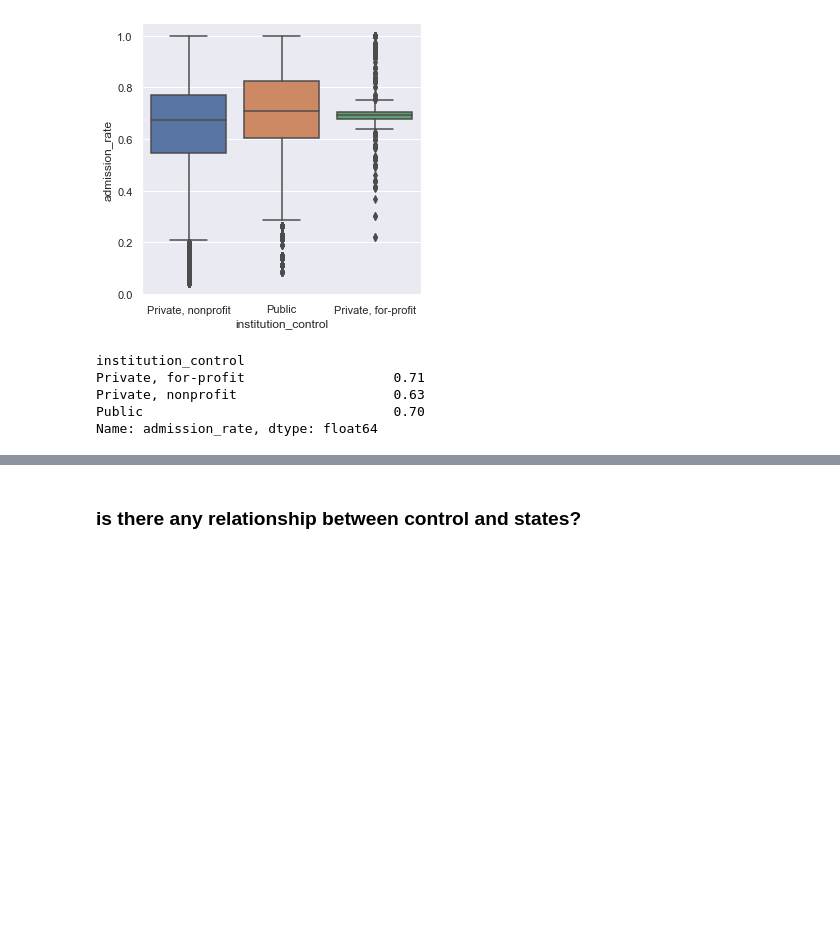
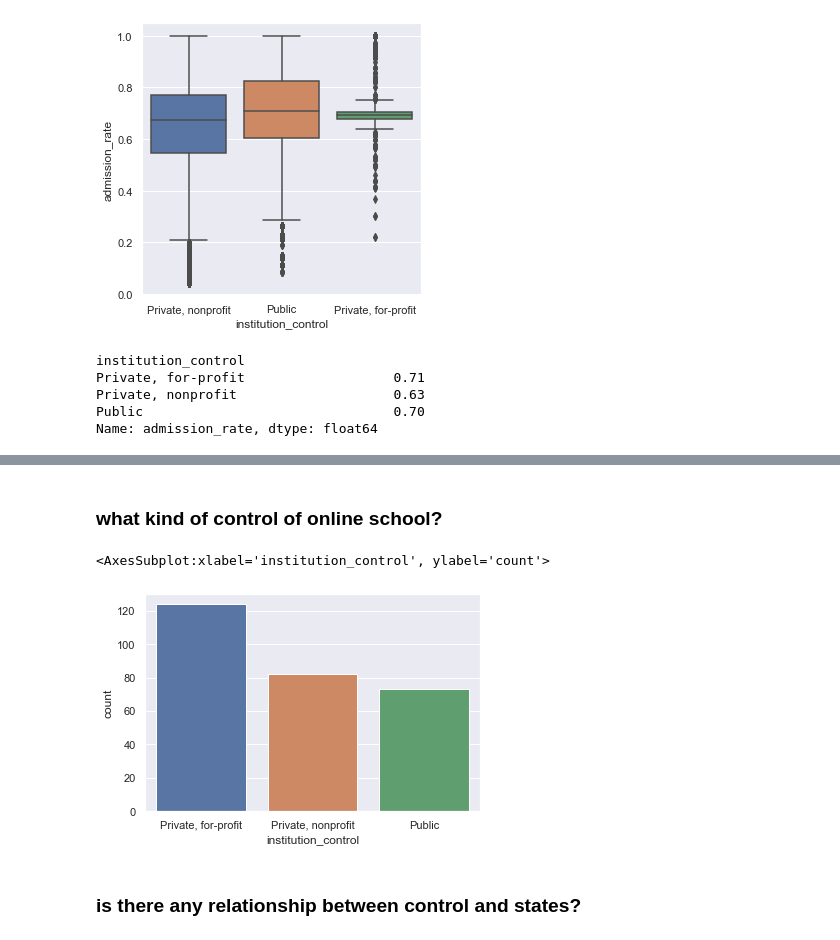
Before and after one commit to CDM-College-ROI/capstone_working_repo, a Jupyter notebook: cc_folder/cc_explore_basic_info.ipynb, the cells around one changed output, grey strips where cells are left out. Drawn from its saved outputs; the diff is of its cells as text; code cells hidden in the pictures; blank space fills up the shorter version.

```diff
--- a/cc_folder/cc_explore_basic_info.ipynb
+++ b/cc_folder/cc_explore_basic_info.ipynb
@@ -640,3 +647,10 @@ Name: admission_rate, dtype: float64
+# %% [markdown]
+### what kind of control of online school?
+# %%
+sns.countplot(x='institution_control', data=train1[train1.online_only == 1])
+# %% [output]
+<AxesSubplot:xlabel='institution_control', ylabel='count'>
+[figure, added]
 # %% [markdown]
 ### is there any relationship between control and states?
 # %%
```
Also changed, not shown: parts of 5 cells of this notebook.
